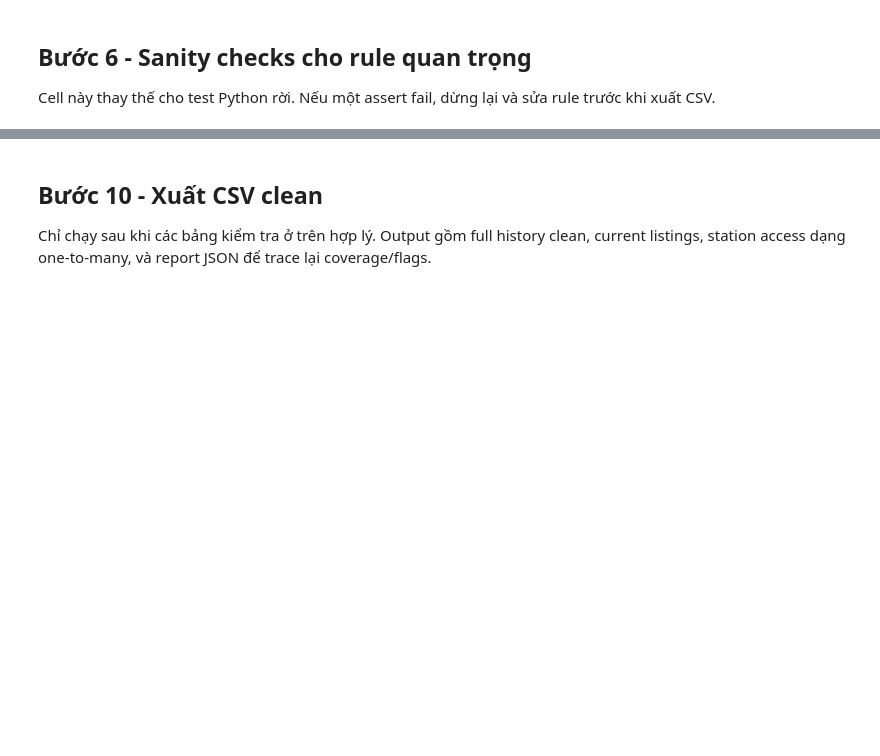
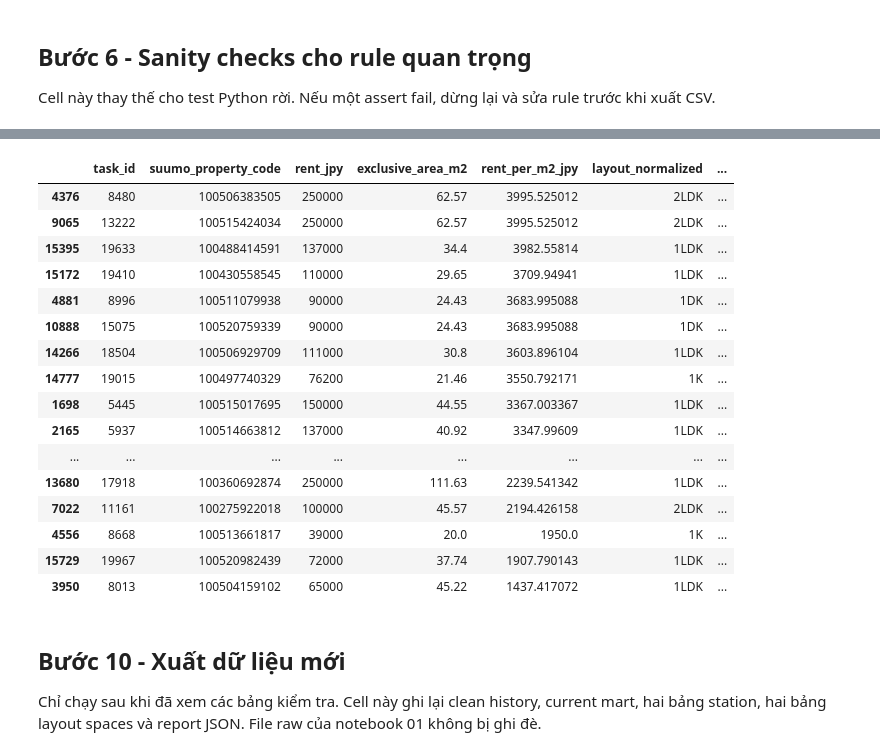
Before and after one commit to Vinh5905/japan_analysis, a Jupyter notebook: notebook/02_column_eda.ipynb, the cells around one changed output, grey strips where cells are left out. Saved outputs shown, nothing was run; the diff lists cells and outputs as text; code cells hidden in the pictures; blank space fills up the shorter version.

```diff
--- a/notebook/02_column_eda.ipynb
+++ b/notebook/02_column_eda.ipynb
@@ -1572,18 +6151,35 @@ coverage
 # %%
 review_columns = [
     'task_id', 'suumo_property_code', 'rent_jpy', 'exclusive_area_m2',
     'rent_per_m2_jpy', 'layout_normalized', 'building_age_years',
     'building_type_clean', 'primary_total_travel_minutes',
-    'flag_rent_per_m2_outlier', 'flag_high_rent_small_area',
-    'flag_future_completion',
+    *quality_flag_columns, 'quality_issue_count',
 ]
-review_candidates = current.loc[
-    current['quality_issue_count'].astype('Int64') > 0,
-    review_columns,
-].sort_values('rent_per_m2_jpy', ascending=False)
-review_candidates
+review_candidates = (
+    current.loc[current['quality_issue_count'] > 0, review_columns]
+    .sort_values(['quality_issue_count', 'rent_per_m2_jpy'], ascending=[False, False])
+)
+review_candidates.head(100)
+# %% [output]
+|  | task_id | suumo_property_code | rent_jpy | exclusive_area_m2 | rent_per_m2_jpy | layout_normalized | ... |
+| 4376 | 8480 | 100506383505 | 250000 | 62.57 | 3995.525012 | 2LDK | ... |
+| 9065 | 13222 | 100515424034 | 250000 | 62.57 | 3995.525012 | 2LDK | ... |
+| 15395 | 19633 | 100488414591 | 137000 | 34.4 | 3982.55814 | 1LDK | ... |
+| 15172 | 19410 | 100430558545 | 110000 | 29.65 | 3709.94941 | 1LDK | ... |
+| 4881 | 8996 | 100511079938 | 90000 | 24.43 | 3683.995088 | 1DK | ... |
+| 10888 | 15075 | 100520759339 | 90000 | 24.43 | 3683.995088 | 1DK | ... |
+| 14266 | 18504 | 100506929709 | 111000 | 30.8 | 3603.896104 | 1LDK | ... |
+| 14777 | 19015 | 100497740329 | 76200 | 21.46 | 3550.792171 | 1K | ... |
+| 1698 | 5445 | 100515017695 | 150000 | 44.55 | 3367.003367 | 1LDK | ... |
+| 2165 | 5937 | 100514663812 | 137000 | 40.92 | 3347.99609 | 1LDK | ... |
+| ... | ... | ... | ... | ... | ... | ... | ... |
+| 13680 | 17918 | 100360692874 | 250000 | 111.63 | 2239.541342 | 1LDK | ... |
+| 7022 | 11161 | 100275922018 | 100000 | 45.57 | 2194.426158 | 2LDK | ... |
+| 4556 | 8668 | 100513661817 | 39000 | 20.0 | 1950.0 | 1K | ... |
+| 15729 | 19967 | 100520982439 | 72000 | 37.74 | 1907.790143 | 1LDK | ... |
+| 3950 | 8013 | 100504159102 | 65000 | 45.22 | 1437.417072 | 1LDK | ... |
 # %% [markdown]
-## Bước 10 - Xuất CSV clean
+## Bước 10 - Xuất dữ liệu mới
 
-Chỉ chạy sau khi các bảng kiểm tra ở trên hợp lý. Output gồm full history clean, current listings, station access dạng one-to-many, và report JSON để trace lại coverage/flags.
+Chỉ chạy sau khi đã xem các bảng kiểm tra. Cell này ghi lại clean history, current mart, hai bảng station, hai bảng layout spaces và report JSON. File raw của notebook 01 không bị ghi đè.
 # %%
```
Also changed, not shown: parts of 148 cells of this notebook.
